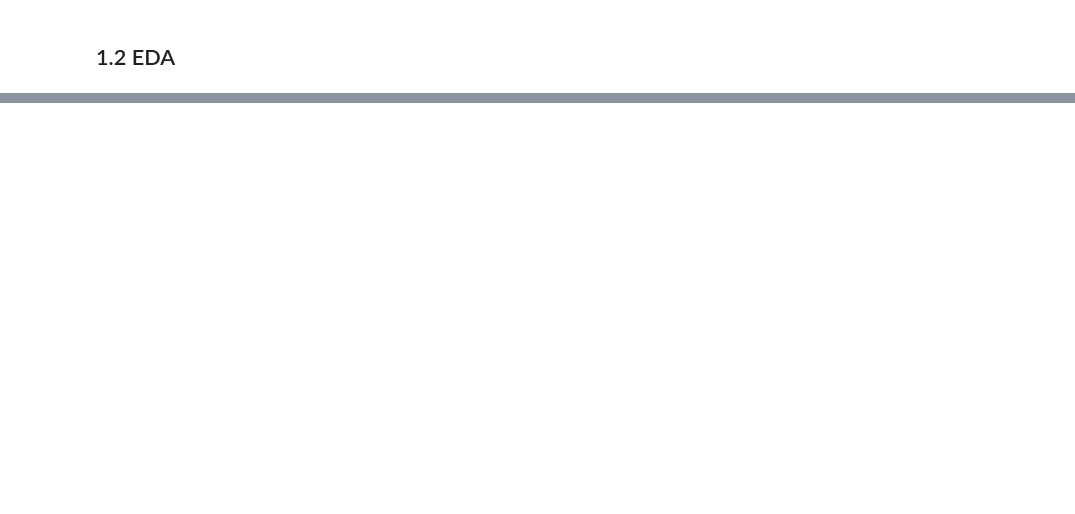
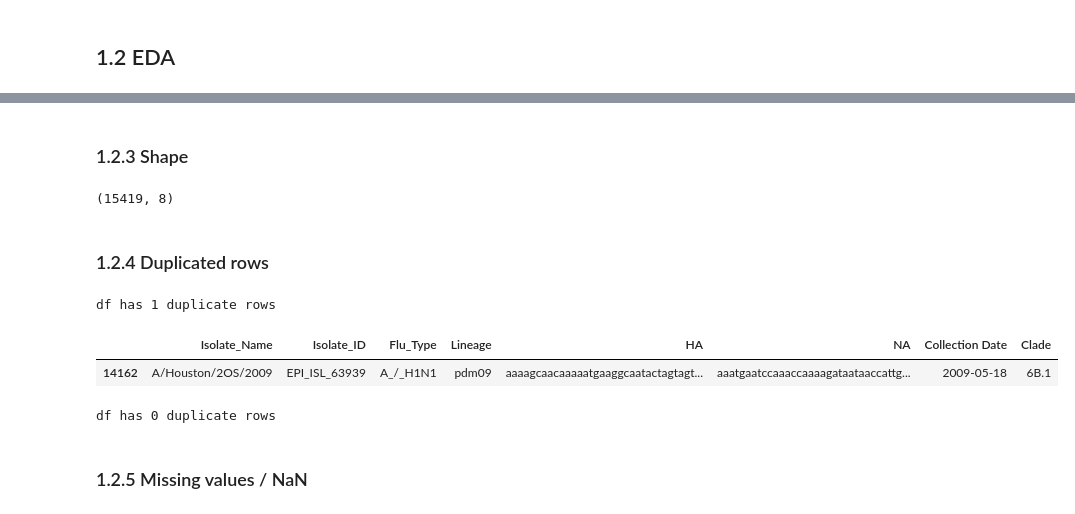
Before and after one commit to ajvilleg/learn-flu, a Jupyter notebook: learn-flu.ipynb, the cells around one changed output, grey strips where cells are left out. Cells and saved outputs as stored; diff of their text form; code cells hidden in the pictures; blank space fills up the shorter version.

```diff
--- a/learn-flu.ipynb
+++ b/learn-flu.ipynb
@@ -143,0 +171,8 @@ display(df)
+# %%
+# Convert all columns to strings except Collection DAte
+df = df.astype(str)
+
+# Convert "Collection Date" column to date
+df["Collection Date"] = pd.to_datetime(df["Collection Date"])
+
+df.info()
@@ -143,0 +208,22 @@ display(df)
+# %% [markdown]
+### 1.2.3 Shape
+# %%
+df.shape
+# %% [output]
+(15419, 8)
+# %% [markdown]
+### 1.2.4 Duplicated rows
+# %%
+# Check for duplicated rows in training data
+print(f'df has {df.duplicated().sum()} duplicate rows')
+display(df[df.duplicated()])
+# Drop duplicates and check again
+df.drop_duplicates(inplace=True)
+print(f'df has {df.duplicated().sum()} duplicate rows')
+# %% [output]
+df has 1 duplicate rows
+|  | Isolate_Name | Isolate_ID | Flu_Type | Lineage | HA | NA | Collection Date | Clade |
+| 14162 | A/Houston/2OS/2009 | EPI_ISL_63939 | A_/_H1N1 | pdm09 | aaaagcaacaaaaatgaaggcaatactagtagt... | aaatgaatccaaaccaaaagataataaccattg... | 2009-05-18 | 6B.1 |
+df has 0 duplicate rows
+# %% [markdown]
+### 1.2.5 Missing values / NaN
```
Also changed, not shown: parts of 35 cells of this notebook.
